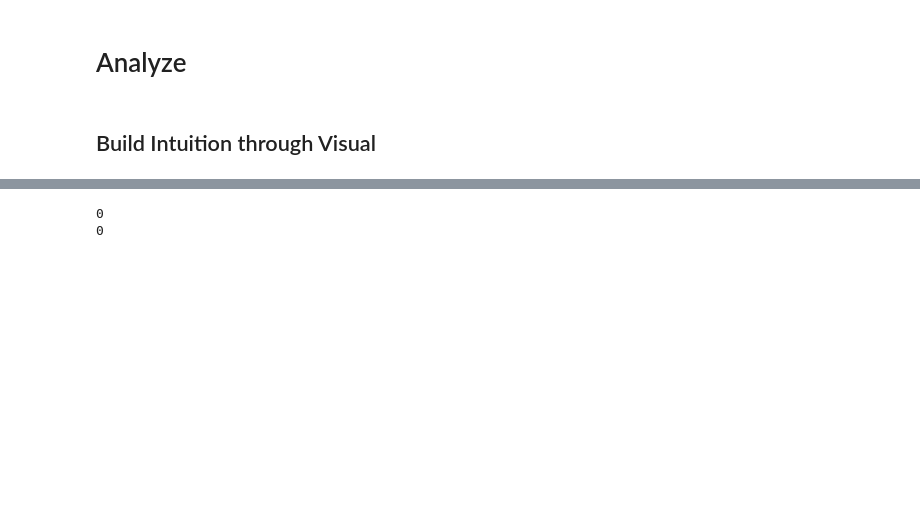
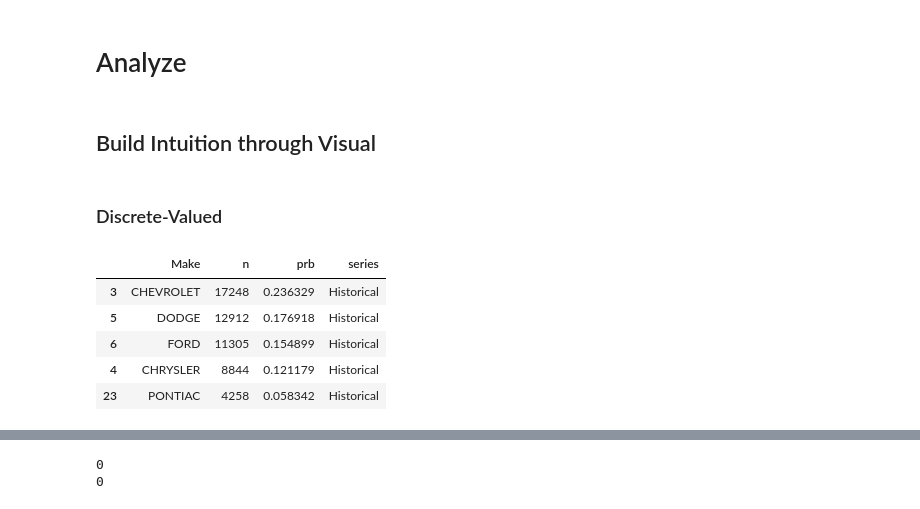
Before and after one commit to abrahamalex13/bayesian-case-studies, a Jupyter notebook: information_theory/kl_divergence.ipynb, the cells around one changed output, grey strips where cells are left out. Cells and saved outputs as stored; diff of their text form; code cells hidden in the pictures; blank space fills up the shorter version.

```diff
--- a/information_theory/kl_divergence.ipynb
+++ b/information_theory/kl_divergence.ipynb
@@ -64,3 +64,26 @@ df_train.head().transpose()
 # Analyze
 # %% [markdown]
 ## Build Intuition through Visual
+# %% [markdown]
+### Discrete-Valued
+# %%
+df_train['Make'] = df_train["Make"].fillna('NULL')
+df_test['Make'] = df_test["Make"].fillna('NULL')
+# %%
+x_q = df_train['Make']
+n_q = df_train.shape[0]
+
+x_p = df_test['Make']
+n_p = df_test.shape[0]
+# %%
+q = x_q.value_counts().reset_index(drop=False)
+q.columns=['Make', 'n']
+# %%
+q.head()
+# %% [output]
+|  | Make | n | prb | series |
+| 3 | CHEVROLET | 17248 | 0.236329 | Historical |
+| 5 | DODGE | 12912 | 0.176918 | Historical |
+| 6 | FORD | 11305 | 0.154899 | Historical |
+| 4 | CHRYSLER | 8844 | 0.121179 | Historical |
+| 23 | PONTIAC | 4258 | 0.058342 | Historical |
```
Also changed, not shown: parts of 14 cells of this notebook.
